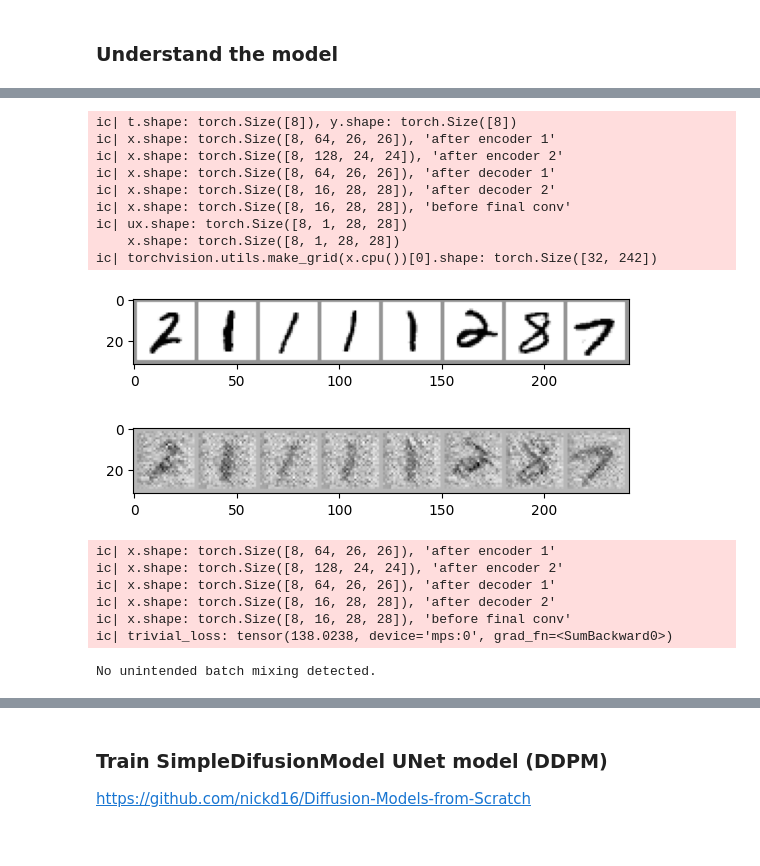
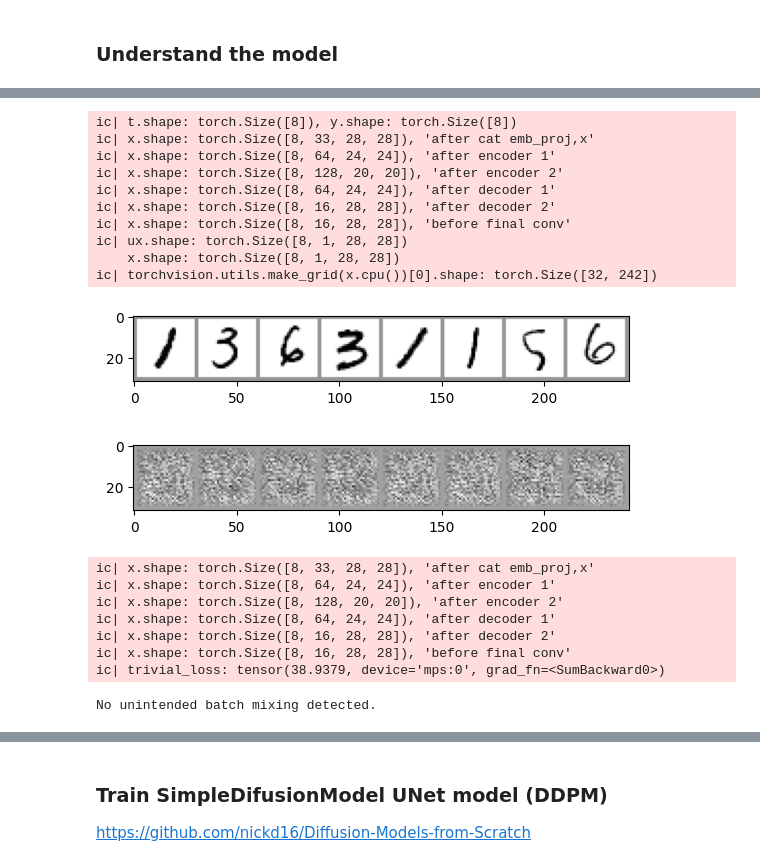
Before and after one commit to jean-kunz/cop_diffusion, a Jupyter notebook: nbks/diffusion_from_scratch.ipynb, the cells around one changed output, grey strips where cells are left out. Drawn from its saved outputs; the diff is of its cells as text; code cells hidden in the pictures.

```diff
--- a/nbks/diffusion_from_scratch.ipynb
+++ b/nbks/diffusion_from_scratch.ipynb
@@ -384,7 +384,7 @@ class PositionalEncoding(nn.Module):
 
 
 class SimpleDiffusionModel(nn.Module):
-    def __init__(self, ctx_nb_feats=10, embedding_dim=128, timesteps: int = 1000):
+    def __init__(self, ctx_nb_feats=10, embedding_dim=256, timesteps: int = 1000):
         super(SimpleDiffusionModel, self).__init__()
         self.ctx_nb_feats = ctx_nb_feats
         self.embedding_dim = embedding_dim
@@ -397,17 +397,18 @@ class SimpleDiffusionModel(nn.Module):
         # self.time_embedding = nn.Embedding(timesteps, embedding_dim)
 
         # Fully connected layer to project combined embeddings
-        self.fc1 = nn.Linear(embedding_dim, 16 * 28 * 28)
+        self.emb_channel_nb = 32
+        self.fc1 = nn.Linear(embedding_dim, self.emb_channel_nb * 28 * 28)
 
         # U-Net-like architecture with skip connections
-        self.encoder1 = nn.Conv2d(16, 64, kernel_size=3, padding=0)
+        self.encoder1 = nn.Conv2d(self.emb_channel_nb + 1, 64, kernel_size=5, padding=0)
         self.bn1 = nn.BatchNorm2d(64)
-        self.encoder2 = nn.Conv2d(64, 128, kernel_size=3, padding=0)
+        self.encoder2 = nn.Conv2d(64, 128, kernel_size=5, padding=0)
         self.bn2 = nn.BatchNorm2d(128)
         # self.encoder3 = nn.Conv2d(64, 128, kernel_size=3, padding=1)
         # self.decoder1 = nn.ConvTranspose2d(128, 64, kernel_size=3, padding=1)
-        self.decoder1 = nn.ConvTranspose2d(128, 64, kernel_size=3, padding=0)
-        self.decoder2 = nn.ConvTranspose2d(64, 16, kernel_size=3, padding=0)
+        self.decoder1 = nn.ConvTranspose2d(128, 64, kernel_size=5, padding=0)
+        self.decoder2 = nn.ConvTranspose2d(64, 16, kernel_size=5, padding=0)
 
         self.final_conv = nn.Conv2d(16, 1, kernel_size=3, padding=1)
 
@@ -421,23 +422,29 @@ class SimpleDiffusionModel(nn.Module):
         # Combine label and time embeddings
         combined_emb = label_emb + time_emb  # (batch_size, embedding_dim)
 
+        # try to only concat label to input x
+        # then later time
+
         # Project combined embeddings to match image dimensions
         emb_proj = self.fc1(combined_emb)  # (128 -> 16*28*28)
-        emb_proj = emb_proj.view(-1, 16, 28, 28)  # (batch_size, 16, 28, 28)
+        emb_proj = emb_proj.view(
+            -1, self.emb_channel_nb, 28, 28
+        )  # (batch_size, 16, 28, 28)
 
         # Concatenate embeddings with the input image
-        # x = torch.cat([x, emb_proj], dim=1)  # (batch_size, 1+64, 28, 28)
+        x = torch.cat([x, emb_proj], dim=1)  # (batch_size, 1+64, 28, 28)
+        ic(x.shape, "after cat emb_proj,x")
+        # x = x + emb_proj
+        # ic(x.shape, "after x + emb_proj")
 
         # Encoder
         # ic(x.shape, emb_proj.shape, "brefore x + emb_proj")
-        x = x + emb_proj
-        # ic(x.shape, "after x + emb_proj")
-        x = F.relu(self.bn1(self.encoder1(x)))
+        x = F.silu(self.bn1(self.encoder1(x)))
         ic(x.shape, "after encoder 1")
         # NB: pooling prevent the model from working
         skip1 = x  # For potential skip connections
 
-        x = F.relu(self.bn2(self.encoder2(x)))
+        x = F.silu(self.bn2(self.encoder2(x)))
         skip2 = x  # For potential skip connections
         ic(x.shape, "after encoder 2")
 
@@ -445,9 +452,9 @@ class SimpleDiffusionModel(nn.Module):
         # x = F.relu(self.encoder3(x))
 
         # Decoder
-        x = F.relu(self.decoder1(x))
+        x = F.silu(self.decoder1(x))
         ic(x.shape, "after decoder 1")
-        x = F.relu(self.decoder2(x + skip1))
+        x = F.silu(self.decoder2(x + skip1))
         ic(x.shape, "after decoder 2")
         # x = F.relu(self.decoder3(x + skip1))
 
@@ -457,6 +464,7 @@ class SimpleDiffusionModel(nn.Module):
         return x  # Predicted noise
 
 
+ic.enable()
 train_dataloader = DataLoader(train_dataset, batch_size=8, shuffle=True)
 x, y = next(iter(train_dataloader))
 model = SimpleDiffusionModel(ctx_nb_feats=9).to(device)
@@ -474,6 +482,7 @@ plt.show()
 plt.imshow(torchvision.utils.make_grid(ux.cpu())[0], cmap="Greys")
 plt.show()
 
+# ---------------------
 # test non mixing of batch dimension
 # often a bad view/transpose operation can mix batch dimension with other dimension.
 # https://karpathy.github.io/2019/04/25/recipe/
@@ -486,44 +495,46 @@ model.eval()  # to disable batch norm that breaks this check
 output = model(inputs, t, y)
 i = 2
 trivial_loss = output[i].sum()  # Sum the outputs of example i
 ic(trivial_loss)
 # Backward pass
 
 model.zero_grad()
 trivial_loss.backward()
 
 
 for idx in range(8):
     if idx == i:
         # We expect non-zero gradients for this example
         assert (
             inputs.grad[idx].abs().sum() > 0
         ), f"Gradient should be non-zero for example {i}"
     else:
         # We expect zero gradients for all other examples
         assert (
             inputs.grad[idx].abs().sum() == 0
         ), f"Unexpected gradient for example {idx}"
 
 print("No unintended batch mixing detected.")
 # %% [output]
 ic| t.shape: torch.Size([8]), y.shape: torch.Size([8])
-ic| x.shape: torch.Size([8, 64, 26, 26]), 'after encoder 1'
-ic| x.shape: torch.Size([8, 128, 24, 24]), 'after encoder 2'
-ic| x.shape: torch.Size([8, 64, 26, 26]), 'after decoder 1'
+ic| x.shape: torch.Size([8, 33, 28, 28]), 'after cat emb_proj,x'
+ic| x.shape: torch.Size([8, 64, 24, 24]), 'after encoder 1'
+ic| x.shape: torch.Size([8, 128, 20, 20]), 'after encoder 2'
+ic| x.shape: torch.Size([8, 64, 24, 24]), 'after decoder 1'
 ic| x.shape: torch.Size([8, 16, 28, 28]), 'after decoder 2'
 ic| x.shape: torch.Size([8, 16, 28, 28]), 'before final conv'
 ic| ux.shape: torch.Size([8, 1, 28, 28])
     x.shape: torch.Size([8, 1, 28, 28])
 ic| torchvision.utils.make_grid(x.cpu())[0].shape: torch.Size([32, 242])
-[figure, old version]
+[figure, new version]
-[figure, old version]
+[figure, new version]
-ic| x.shape: torch.Size([8, 64, 26, 26]), 'after encoder 1'
-ic| x.shape: torch.Size([8, 128, 24, 24]), 'after encoder 2'
-ic| x.shape: torch.Size([8, 64, 26, 26]), 'after decoder 1'
+ic| x.shape: torch.Size([8, 33, 28, 28]), 'after cat emb_proj,x'
+ic| x.shape: torch.Size([8, 64, 24, 24]), 'after encoder 1'
+ic| x.shape: torch.Size([8, 128, 20, 20]), 'after encoder 2'
+ic| x.shape: torch.Size([8, 64, 24, 24]), 'after decoder 1'
 ic| x.shape: torch.Size([8, 16, 28, 28]), 'after decoder 2'
 ic| x.shape: torch.Size([8, 16, 28, 28]), 'before final conv'
-ic| trivial_loss: tensor(138.0238, device='mps:0', grad_fn=<SumBackward0>)
+ic| trivial_loss: tensor(38.9379, device='mps:0', grad_fn=<SumBackward0>)
 No unintended batch mixing detected.
 # %%
 # image show for tensorboard
```
Also changed, not shown: parts of 10 cells of this notebook.
